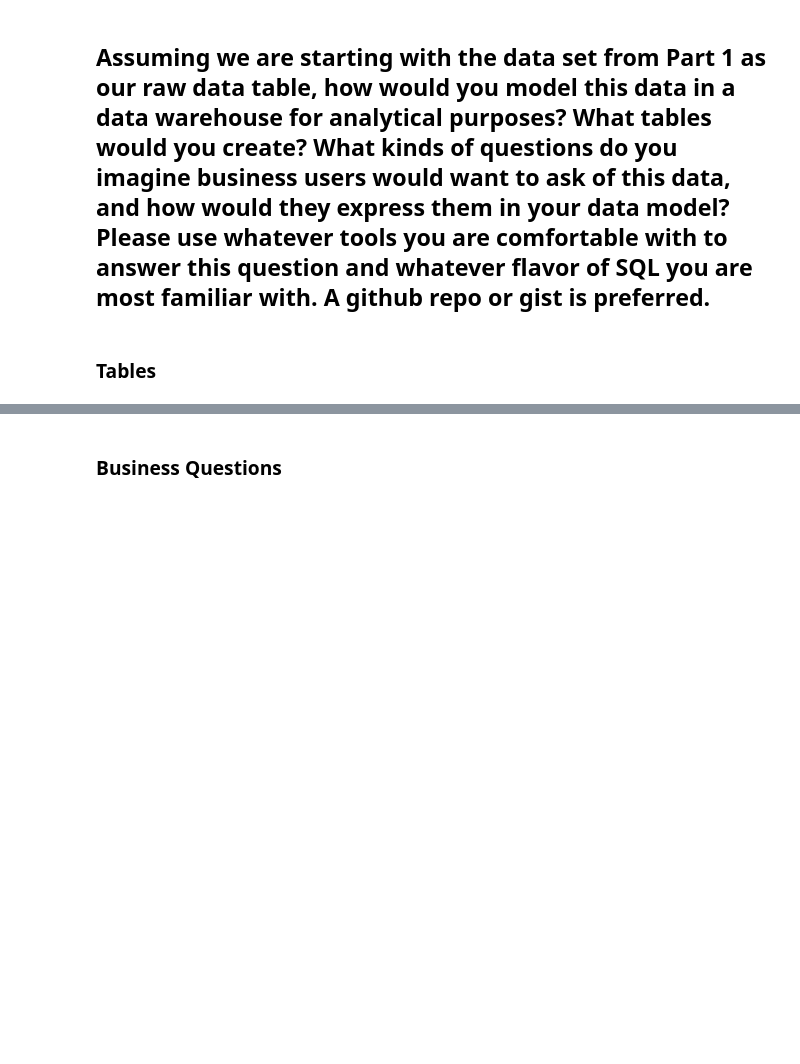
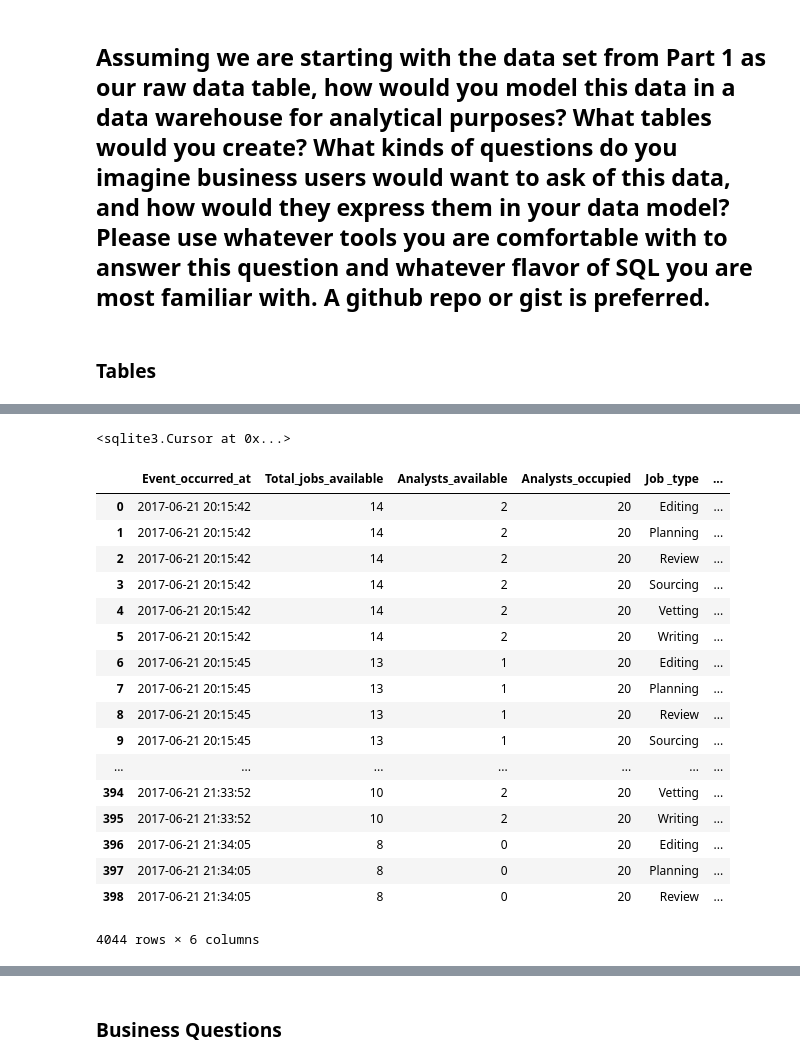
Before and after one commit to erikajane/Wonder_SQL_Task, a Jupyter notebook: Part 2 - Data Modeling.ipynb, the cells around one changed output, grey strips where cells are left out. Cells and saved outputs as stored; diff of their text form; code cells hidden in the pictures; blank space fills up the shorter version.

```diff
--- a/Part 2 - Data Modeling.ipynb
+++ b/Part 2 - Data Modeling.ipynb
@@ -31,0 +119,39 @@ I decided to model the data using the Tidy Data concepts presented by Hadley Wic
+# %%
+# Create Jobs_available Table
+
+c.execute("""CREATE TABLE Jobs_available AS
+                SELECT Event_occurred_at, Total_jobs_available, Analysts_available, Analysts_occupied, 'Review' AS 'Job _type', Review_jobs_available AS Jobs_available FROM Assignments UNION
+                SELECT Event_occurred_at, Total_jobs_available, Analysts_available, Analysts_occupied, 'Vetting' AS 'Job _type', Vetting_jobs_available AS Jobs_available FROM Assignments UNION
+                SELECT Event_occurred_at, Total_jobs_available, Analysts_available, Analysts_occupied, 'Planning' AS 'Job _type', Planning_jobs_available AS Jobs_available FROM Assignments UNION
+                SELECT Event_occurred_at, Total_jobs_available, Analysts_available, Analysts_occupied, 'Editing' AS 'Job _type', Editing_jobs_available AS Jobs_available FROM Assignments UNION
+                SELECT Event_occurred_at, Total_jobs_available, Analysts_available, Analysts_occupied, 'Sourcing' AS 'Job _type', Sourcing_jobs_available AS Jobs_available FROM Assignments UNION
+                SELECT Event_occurred_at, Total_jobs_available, Analysts_available, Analysts_occupied, 'Writing' AS 'Job _type', Writing_jobs_available AS Jobs_available FROM Assignments;""")
+# %% [output]
+<sqlite3.Cursor at 0x...>
+# %%
+# Query Jobs_available Table
+
+c.execute("""SELECT *
+             FROM Jobs_available;""")
+data = pd.DataFrame(c.fetchall())
+data.columns = [x[0] for x in c.description]
+data
+# %% [output]
+|  | Event_occurred_at | Total_jobs_available | Analysts_available | Analysts_occupied | Job _type | ... |
+| 0 | 2017-06-21 20:15:42 | 14 | 2 | 20 | Editing | ... |
+| 1 | 2017-06-21 20:15:42 | 14 | 2 | 20 | Planning | ... |
+| 2 | 2017-06-21 20:15:42 | 14 | 2 | 20 | Review | ... |
+| 3 | 2017-06-21 20:15:42 | 14 | 2 | 20 | Sourcing | ... |
+| 4 | 2017-06-21 20:15:42 | 14 | 2 | 20 | Vetting | ... |
+| 5 | 2017-06-21 20:15:42 | 14 | 2 | 20 | Writing | ... |
+| 6 | 2017-06-21 20:15:45 | 13 | 1 | 20 | Editing | ... |
+| 7 | 2017-06-21 20:15:45 | 13 | 1 | 20 | Planning | ... |
+| 8 | 2017-06-21 20:15:45 | 13 | 1 | 20 | Review | ... |
+| 9 | 2017-06-21 20:15:45 | 13 | 1 | 20 | Sourcing | ... |
+| ... | ... | ... | ... | ... | ... | ... |
+| 394 | 2017-06-21 21:33:52 | 10 | 2 | 20 | Vetting | ... |
+| 395 | 2017-06-21 21:33:52 | 10 | 2 | 20 | Writing | ... |
+| 396 | 2017-06-21 21:34:05 | 8 | 0 | 20 | Editing | ... |
+| 397 | 2017-06-21 21:34:05 | 8 | 0 | 20 | Planning | ... |
+| 398 | 2017-06-21 21:34:05 | 8 | 0 | 20 | Review | ... |
+4044 rows × 6 columns
```
Also changed, not shown: parts of 12 cells of this notebook, 4 other files.
